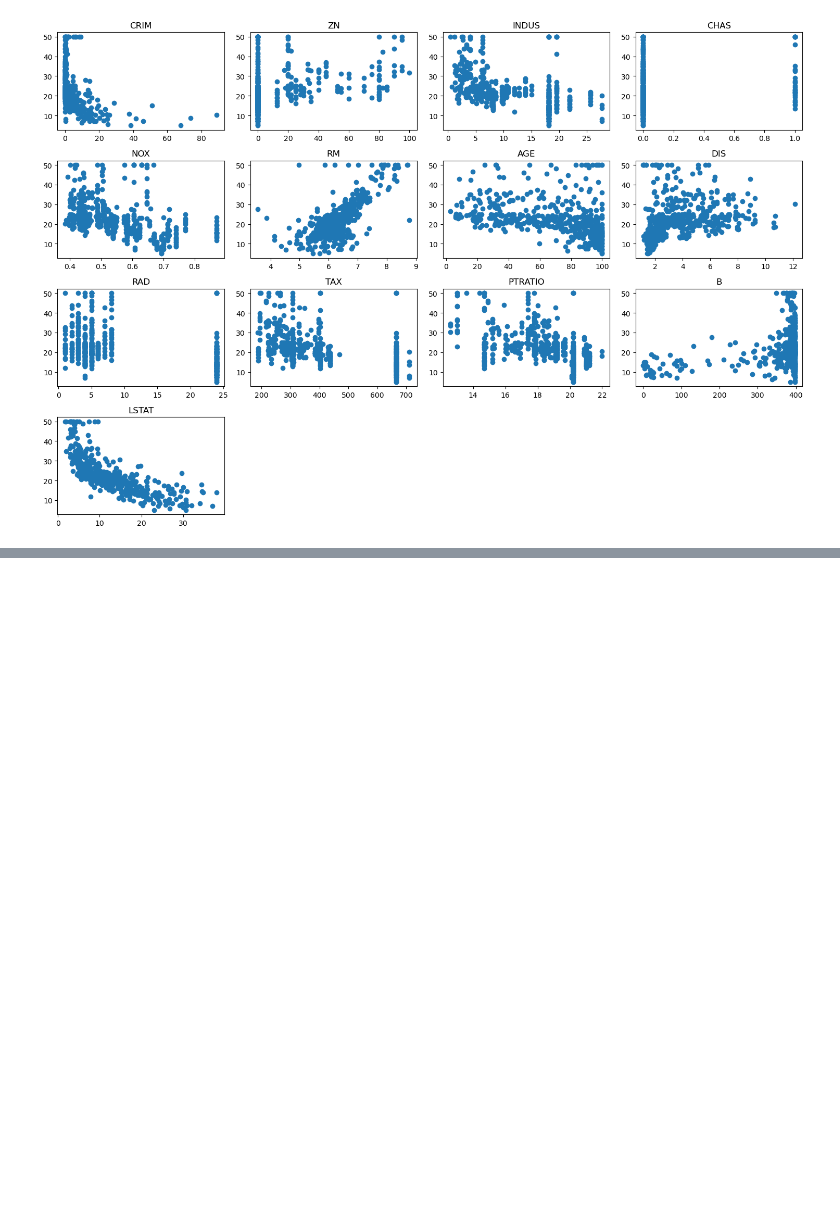
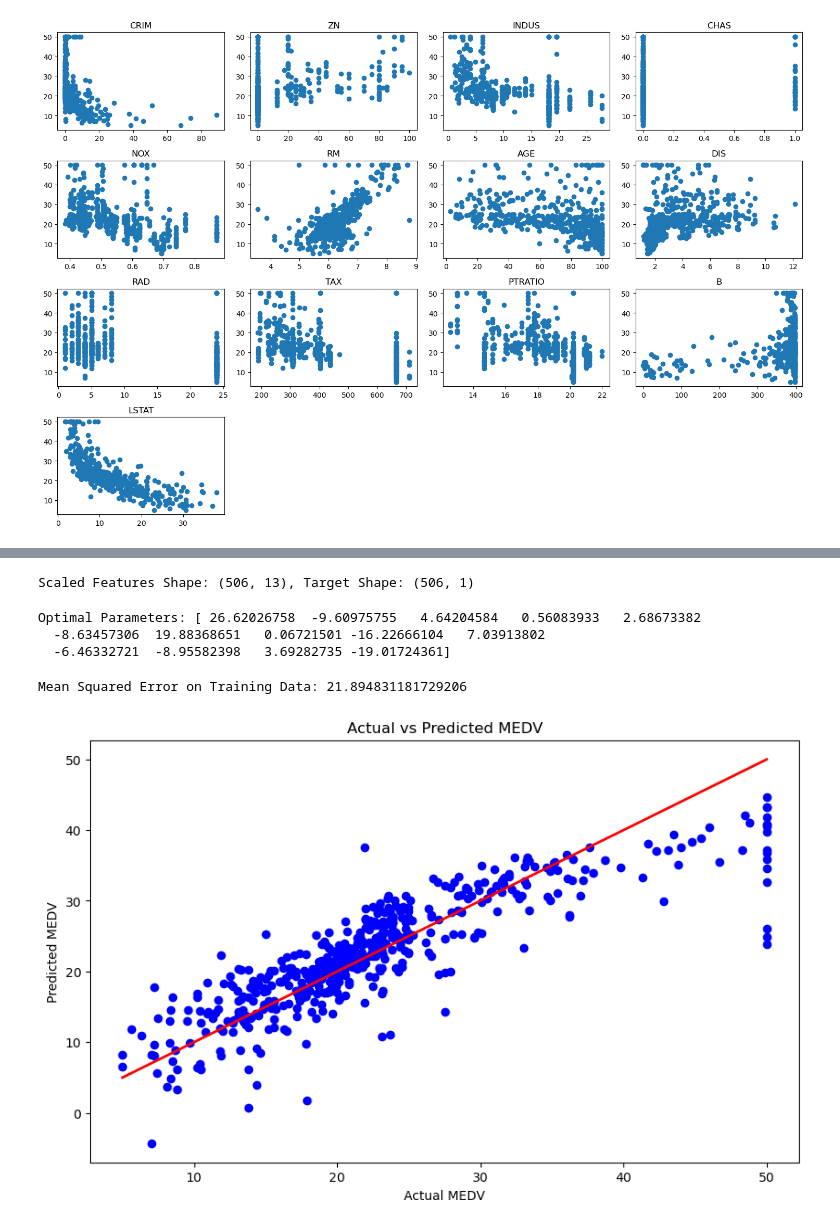
Before and after one commit to six-pieces/testworks, a Jupyter notebook: 小组/week1/Analyse Boston House Price/波士顿房价数据分析.ipynb, the cells around one changed output, grey strips where cells are left out. Cells and saved outputs as stored; diff of their text form; code cells hidden in the pictures; blank space fills up the shorter version.

```diff
--- a/小组/week1/Analyse Boston House Price/波士顿房价数据分析.ipynb
+++ b/小组/week1/Analyse Boston House Price/波士顿房价数据分析.ipynb
@@ -101,0 +146,60 @@ plt.tight_layout()    # 自适应，让图片更好看
+# %%
+#归一化函数
+def min_max_scale(array):
+    min_val, max_val = array.min(), array.max()
+    scaled_array = (array - min_val) / (max_val - min_val)
+    return scaled_array    #返回归一化后的数组
+
+# 对所有特征进行归一化
+features_scaled = []
+for col in data.columns[:-1]:  # 除了最后一列 'MEDV'
+    features_scaled.append(min_max_scale(data[col]))
+X = pd.DataFrame(features_scaled).T
+
+# 目标变量，调整形状为二维数组，存到 Y 中
+Y = data['MEDV'].values.reshape(-1, 1)
+
+print(f"Scaled Features Shape: {X.shape}, Target Shape: {Y.shape}")
+# %% [output]
+Scaled Features Shape: (506, 13), Target Shape: (506, 1)
+# %%
+import numpy as np
+
+# 添加偏置列到特征矩阵
+ones_column = np.ones((X.shape[0], 1))
+X_with_bias = np.hstack([ones_column, X])
+
+# 最小二乘法求最小误差
+# 使用正规方程求解 θ
+XT_X_inv = np.linalg.inv(np.dot(X_with_bias.T, X_with_bias))
+theta_best = XT_X_inv @ X_with_bias.T @ Y
+
+print("Optimal Parameters:", theta_best.flatten())
+# %% [output]
+Optimal Parameters: [ 26.62026758  -9.60975755   4.64204584   0.56083933   2.68673382
+  -8.63457306  19.88368651   0.06721501 -16.22666104   7.03913802
+  -6.46332721  -8.95582398   3.69282735 -19.01724361]
+# %%
+# 使用模型进行预测
+def predict(X, theta):
+    return X @ theta
+
+# 在训练数据上进行预测
+X_with_bias_np = np.hstack([np.ones((X.shape[0], 1)), X.values])  # 确保 X是 NumPy数组
+predictions = predict(X_with_bias_np, theta_best)
+
+# 计算预测结果的均方误差
+mse = np.mean((predictions - Y) ** 2)
+print(f"Mean Squared Error on Training Data: {mse}")
+
+# 可视化预测结果
+plt.figure(figsize=(10, 6))
+plt.scatter(Y, predictions, color='blue')
+plt.plot([min(Y), max(Y)], [min(Y), max(Y)], color='red', linewidth=2)    # 拟合函数
+plt.xlabel("Actual MEDV")
+plt.ylabel("Predicted MEDV")
+plt.title("Actual vs Predicted MEDV")    # 观测值与预测值对比
+plt.show()
+# %% [output]
+Mean Squared Error on Training Data: 21.894831181729206
+[figure, added]
```
Also changed, not shown: parts of 6 cells of this notebook.
